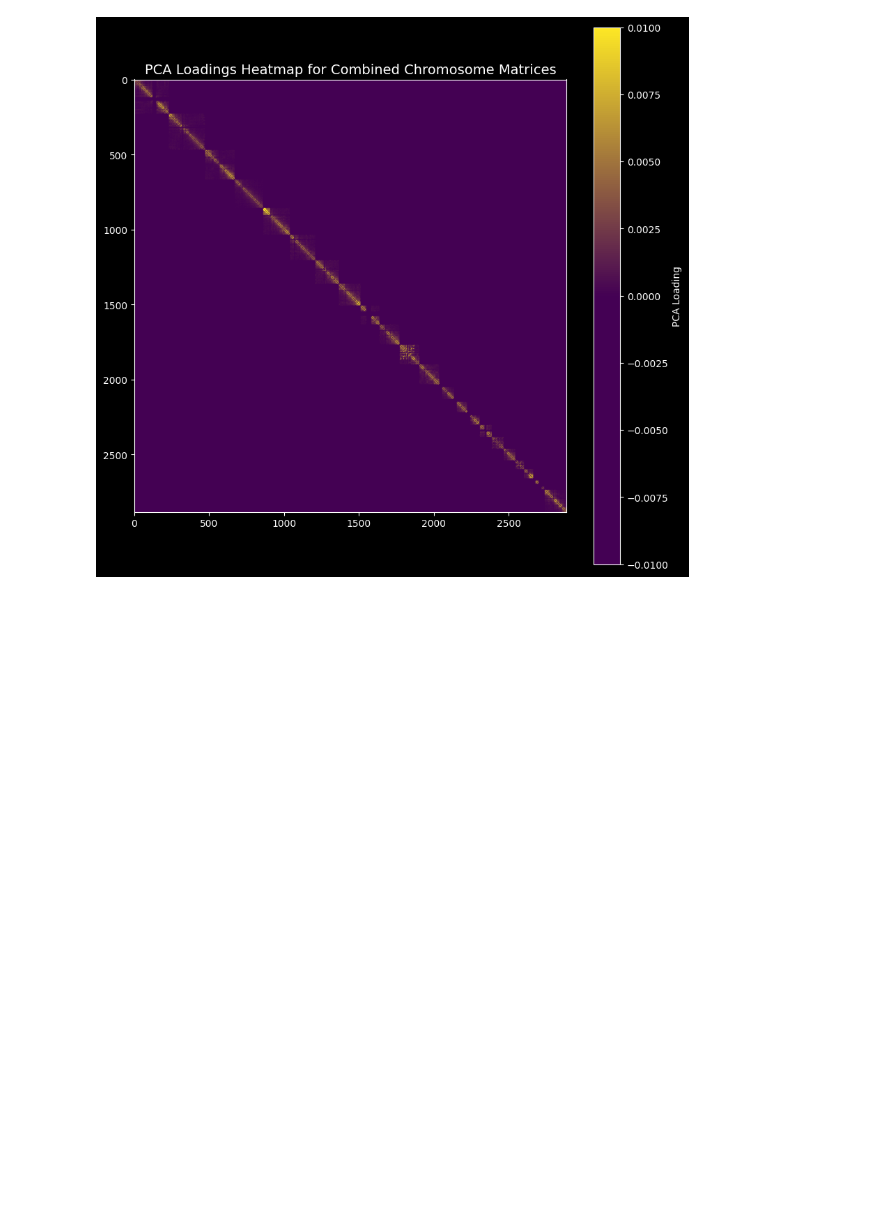
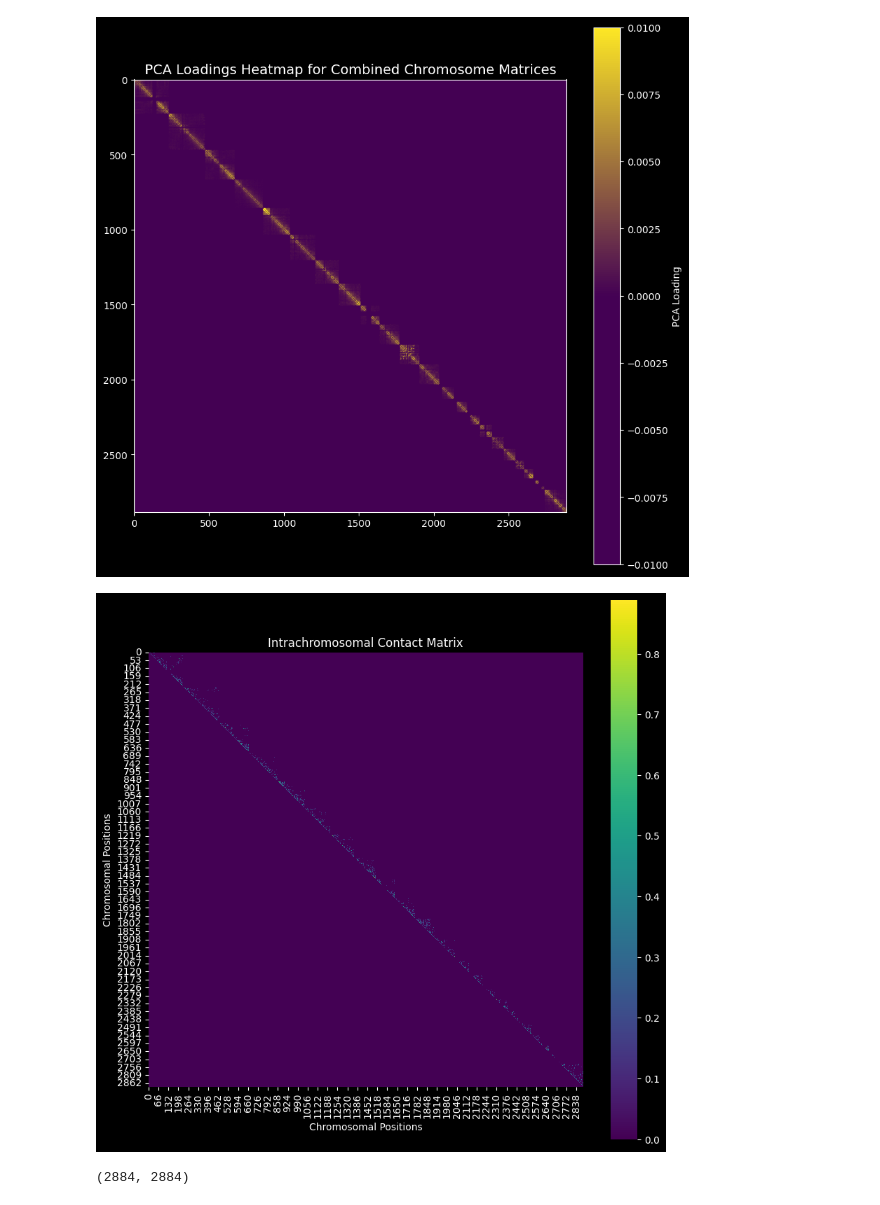
Before and after one commit to HaochongYANG/dna_heterogeneity, a Jupyter notebook: smoothed_matrices.ipynb, the cells around one changed output. Cells and saved outputs as stored; diff of their text form; code cells hidden in the pictures; blank space fills up the shorter version.

```diff
--- a/smoothed_matrices.ipynb
+++ b/smoothed_matrices.ipynb
@@ -726,3 +905,10 @@ def concatenate_chromosome_matrices(pca, chr_sizes, low_color='#440154', high_co
 concatenate_chromosome_matrices(pca, max_bin)
 # %% [output]
 [figure]
+# %%
+large_matrix = create_large_intrachromosomal_matrix(Hela_matrices[2], max_bin, chromosomes)
+plot_large_matrix(large_matrix)
+large_matrix.shape
+# %% [output]
+[figure, added]
+(2884, 2884)
```
Also changed, not shown: parts of 9 cells of this notebook, 2 other files.
